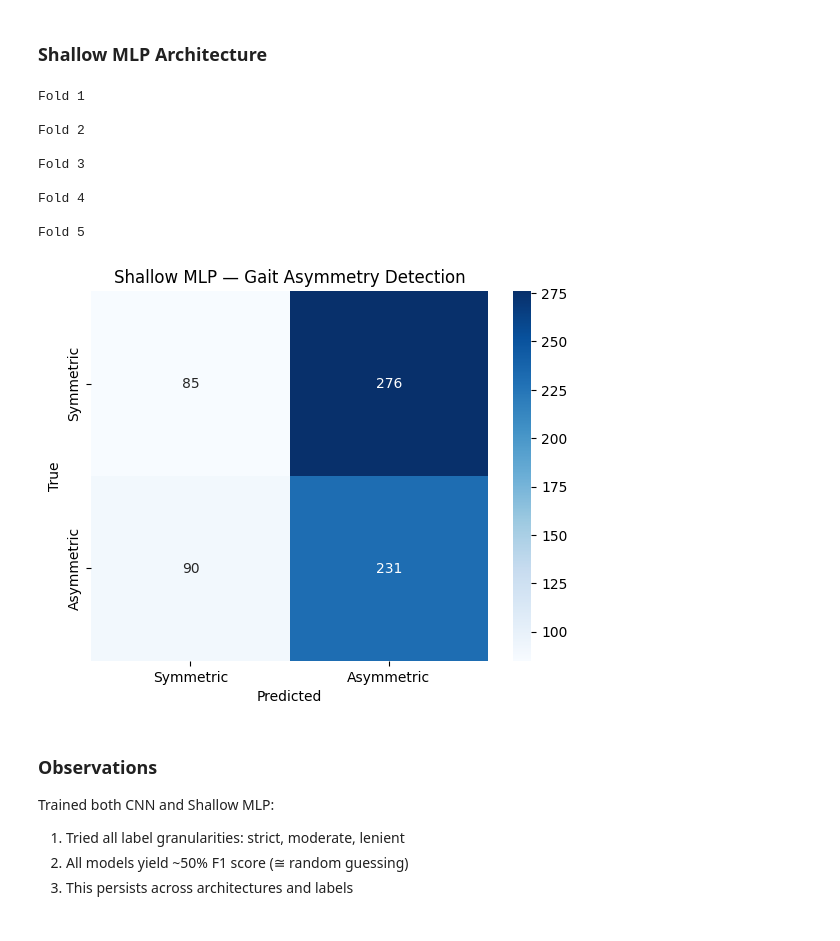
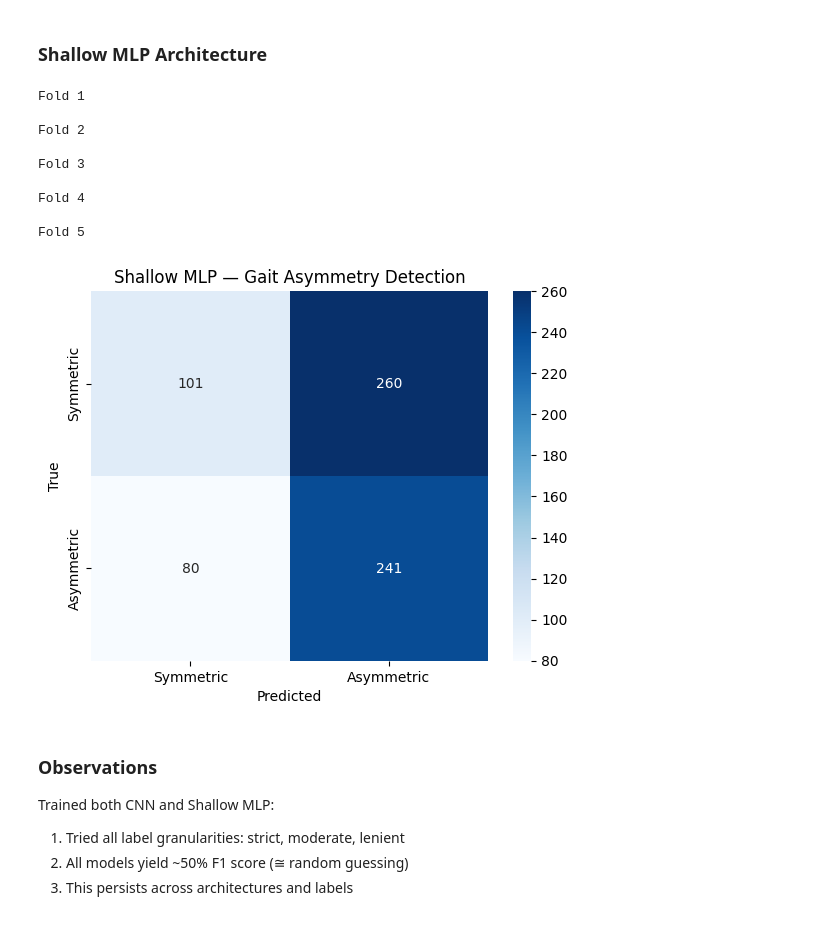
Before and after one commit to StamatisOrfanos/GaitRehab, a Jupyter notebook: gait_detection.ipynb, the cells around one changed output. Cells and saved outputs as stored; diff of their text form; code cells hidden in the pictures.

```diff
--- a/gait_detection.ipynb
+++ b/gait_detection.ipynb
@@ -425,7 +399,7 @@ def cnn_model(input_shape):
 # CNN Model — Gait Asymmetry Detection from Raw IMU Windows
 
 # Load the .npz dataset
-data = np.load('Data/final/all_subject_raw_windows.npz')
+data = np.load('Data/final/detection_raw_window.npz')
 X = data['X']
 y = data['high_confidence_asymmetry']
 groups = data['patient_id']
@@ -493,7 +472,7 @@ def shallow_mlp_model(input_shape):
 # Shallow MLP Model — Gait Asymmetry Detection from Raw IMU Windows
 
 # Load the .npz dataset
-data = np.load('Data/final/all_subject_raw_windows.npz')
+data = np.load('Data/final/detection_raw_window.npz')
 X = data['X']
 y = data['high_confidence_asymmetry']
 groups = data['patient_id']
@@ -516,34 +495,34 @@ y_true_all, y_pred_all = [], []
 
 for fold, (train_idx, test_idx) in enumerate(gkf.split(X, y, groups)):
     print(f'\nFold {fold + 1}')
 
     model = shallow_mlp_model(input_shape=X.shape[1:])
     history = model.fit(X[train_idx], y[train_idx], epochs=10, batch_size=32, verbose=0)
 
     y_pred_prob = model(X[test_idx])
     y_pred = (y_pred_prob.numpy() >= 0.5).astype(int)
 
     y_true_all.extend(y[test_idx])
     y_pred_all.extend(y_pred)
 
 # Final Confusion Matrix
 cm = confusion_matrix(y_true_all, y_pred_all)
 sns.heatmap(cm, annot=True, fmt='d', cmap='Blues', xticklabels=['Symmetric', 'Asymmetric'], yticklabels=['Symmetric', 'Asymmetric'])
 plt.title('Shallow MLP — Gait Asymmetry Detection')
 plt.xlabel('Predicted')
 plt.ylabel('True')
 plt.show()
 # %% [output]
 Fold 1
 
 Fold 2
 
 Fold 3
 
 Fold 4
 
 Fold 5
-[figure, old version]
+[figure, new version]
 # %% [markdown]
 ### Observations
 
```
Also changed, not shown: parts of 8 cells of this notebook, 8 other files.
